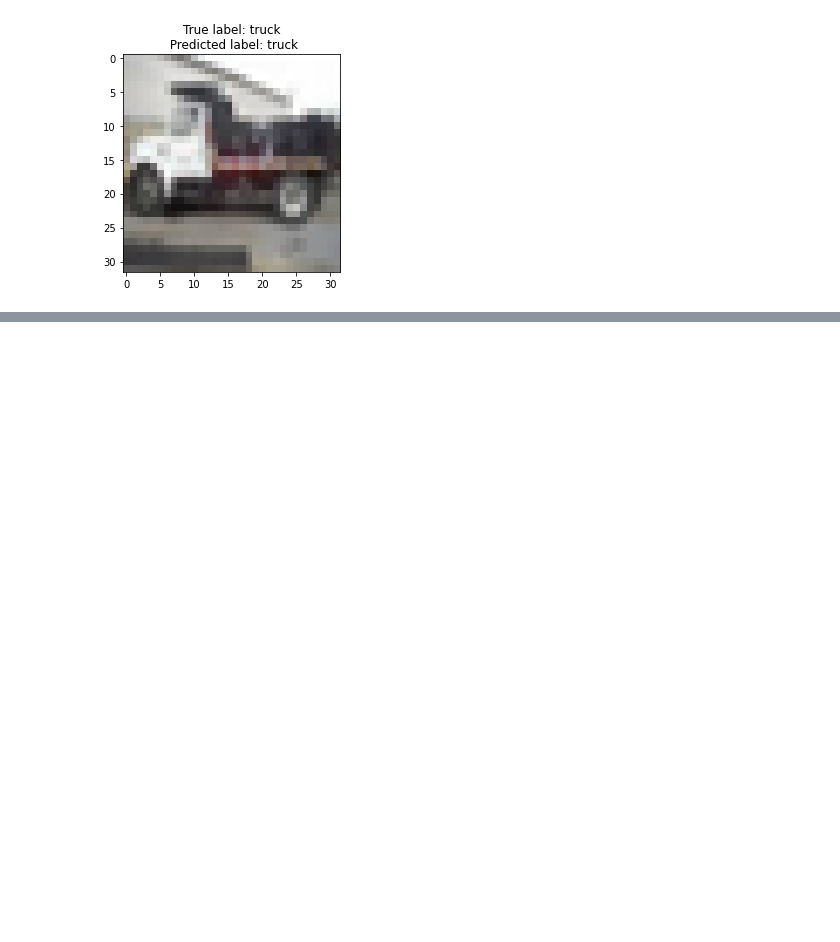
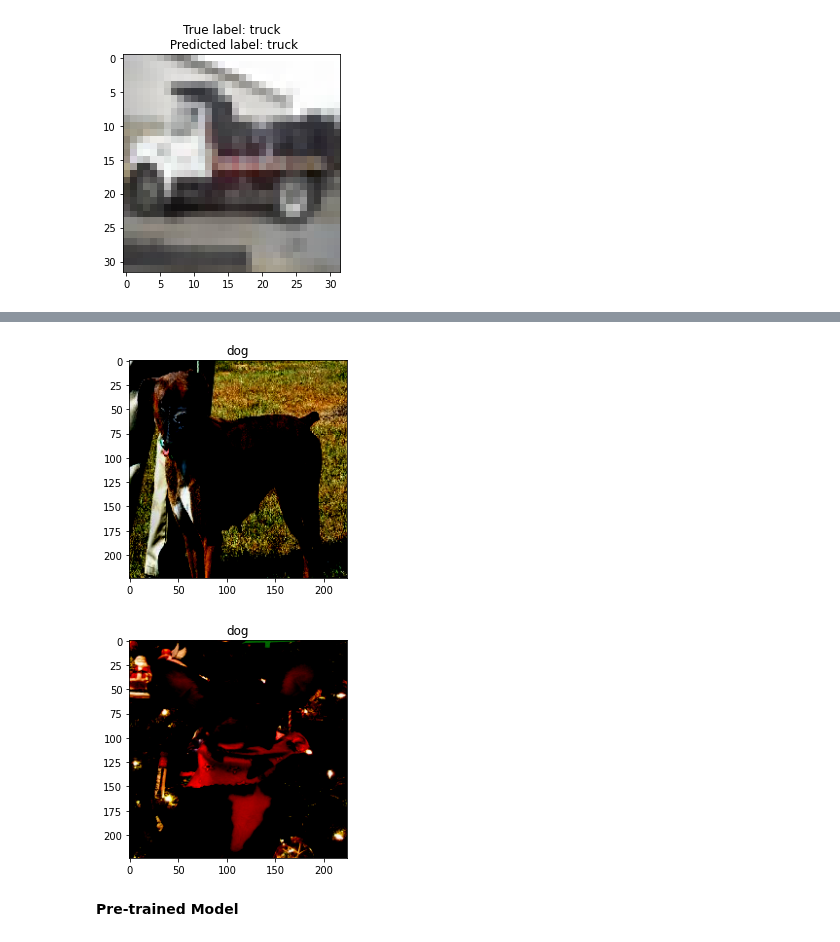
Before and after one commit to rmShoeb/learning-curve, a Jupyter notebook: Machine Learning/Deep Learning/learning-tensorflow/simple_CNN_with_tf_keras.ipynb, the cells around one changed output, grey strips where cells are left out. Cells and saved outputs as stored; diff of their text form; code cells hidden in the pictures; blank space fills up the shorter version.

```diff
--- a/Machine Learning/Deep Learning/learning-tensorflow/simple_CNN_with_tf_keras.ipynb
+++ b/Machine Learning/Deep Learning/learning-tensorflow/simple_CNN_with_tf_keras.ipynb
@@ -129,0 +196,18 @@ plt.show()
+# %%
+IMG_SIZE = 224
+
+def reshape_img(img, label):
+  img = tf.cast(img, tf.float32)
+  img = (img/127.5) - 1
+  img = tf.image.resize(img, (IMG_SIZE, IMG_SIZE))
+  return img, label
+
+train = raw_train.map(reshape_img)
+validation = raw_validation.map(reshape_img)
+test = raw_test.map(reshape_img)
+# %%
+for img, label in train.take(2):
+  plt.figure()
+  plt.imshow(img)
+  plt.title(get_label_name(label))
+# %% [output]
@@ -129,0 +216,2 @@ plt.show()
+[figure, added]
+[figure, added]
@@ -129,0 +225,2 @@ plt.show()
+# %% [markdown]
+**Pre-trained Model**
```
Also changed, not shown: parts of 29 cells of this notebook.
